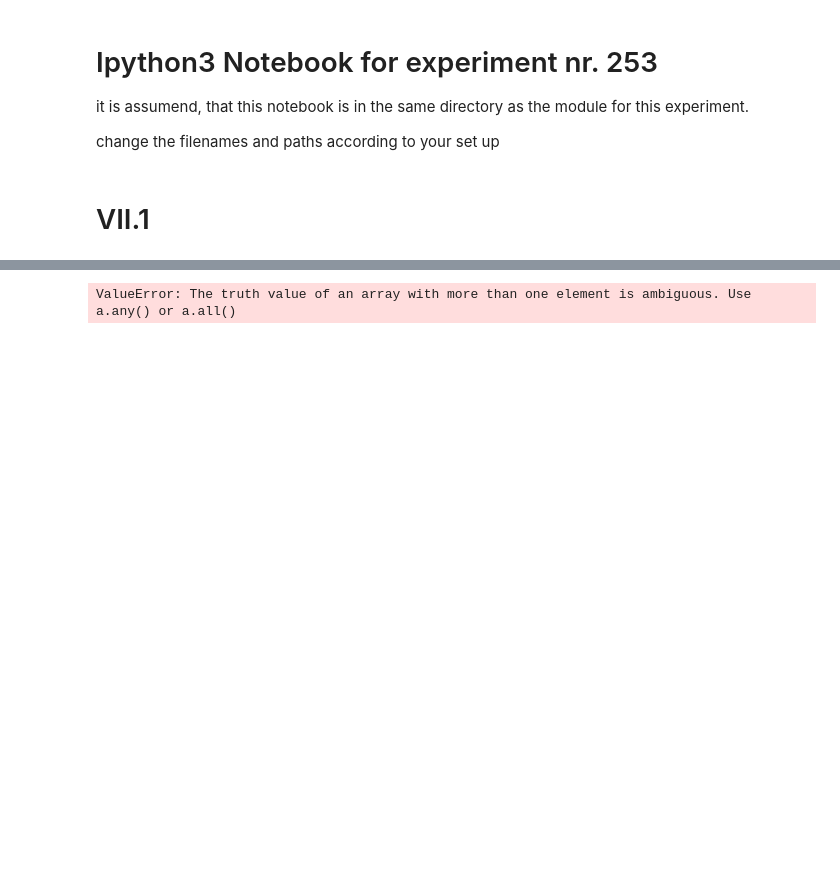
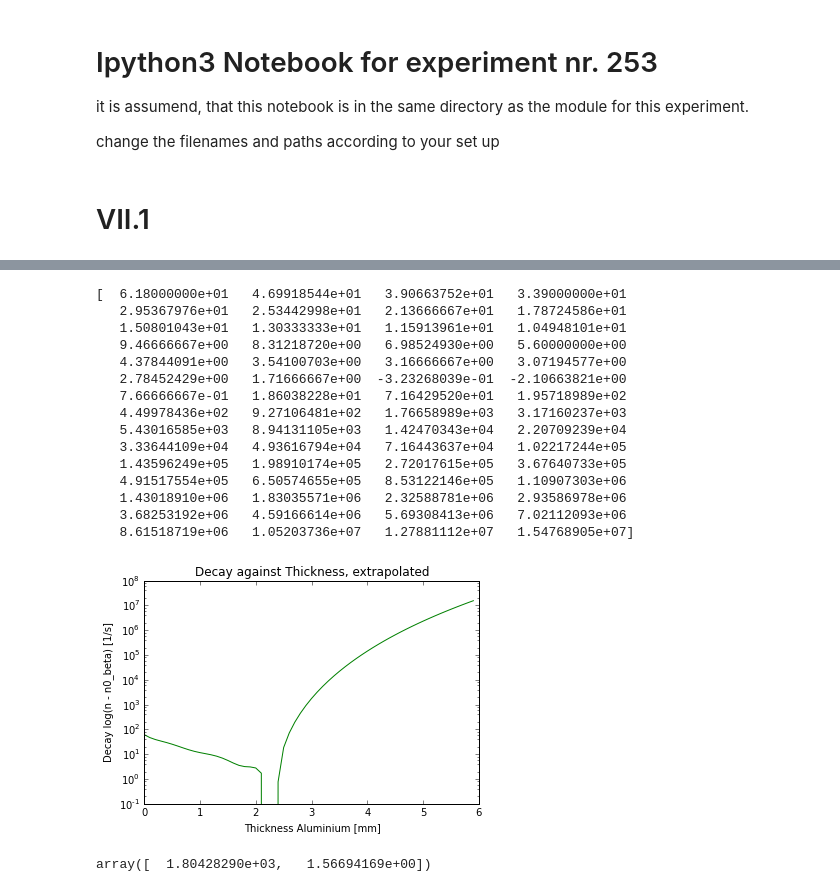
Before and after one commit to krauthex/AP2.2, a Jupyter notebook: v253/v253.ipynb, the cells around one changed output, grey strips where cells are left out. Cells and saved outputs as stored; diff of their text form; code cells hidden in the pictures; blank space fills up the shorter version.

```diff
--- a/v253/v253.ipynb
+++ b/v253/v253.ipynb
@@ -44,12 +51,34 @@ plt.plot(thickness, decays/duration - n0_beta, 'go')
 # %%
 ## now we will use these values and extrapolate the curve
 ## firstly we need more thickness values
 
-thickness_extra = np.arange(0, 10, 0.3)
+thickness_extra = np.arange(0, 6, 0.1)
 
 ## feed the data to the function, and we just need the first return parameter
 
-decay_extra = v253.polynom_fit(thickness, decays/duration - n0_beta, deg = 5,
+decay_extra = v253.polynom_fit(thickness[:9], decays[:9]/duration[:9]- n0_beta, deg = 9,
                  extrapolate=thickness_extra)[0]
+
+plt.yscale('log')
+plt.title('Decay against Thickness, extrapolated')
+plt.xlabel('Thickness Aluminium [mm]')
+plt.ylabel('Decay log(n - n0_beta) [1/s]')
+plt.plot(thickness_extra, decay_extra, 'g-')
+print(decay_extra)
 # %% [output]
-ValueError: The truth value of an array with more than one element is ambiguous. Use a.any() or a.all()
+[  6.18000000e+01   4.69918544e+01   3.90663752e+01   3.39000000e+01
+   2.95367976e+01   2.53442998e+01   2.13666667e+01   1.78724586e+01
+   1.50801043e+01   1.30333333e+01   1.15913961e+01   1.04948101e+01
+   9.46666667e+00   8.31218720e+00   6.98524930e+00   5.60000000e+00
+   4.37844091e+00   3.54100703e+00   3.16666667e+00   3.07194577e+00
+   2.78452429e+00   1.71666667e+00  -3.23268039e-01  -2.10663821e+00
+   7.66666667e-01   1.86038228e+01   7.16429520e+01   1.95718989e+02
+   4.49978436e+02   9.27106481e+02   1.76658989e+03   3.17160237e+03
+   5.43016585e+03   8.94131105e+03   1.42470343e+04   2.20709239e+04
+   3.33644109e+04   4.93616794e+04   7.16443637e+04   1.02217244e+05
+   1.43596249e+05   1.98910174e+05   2.72017615e+05   3.67640733e+05
+   4.91517554e+05   6.50574655e+05   8.53122146e+05   1.10907303e+06
+   1.43018910e+06   1.83035571e+06   2.32588781e+06   2.93586978e+06
+   3.68253192e+06   4.59166614e+06   5.69308413e+06   7.02112093e+06
+   8.61518719e+06   1.05203736e+07   1.27881112e+07   1.54768905e+07]
+[figure, added]
@@ -55,0 +92,4 @@ ValueError: The truth value of an array with more than one element is ambiguous.
+# %%
+fitParams
+# %% [output]
+array([  1.80428290e+03,   1.56694169e+00])
```
Also changed, not shown: parts of 7 cells of this notebook, 1 other file.
